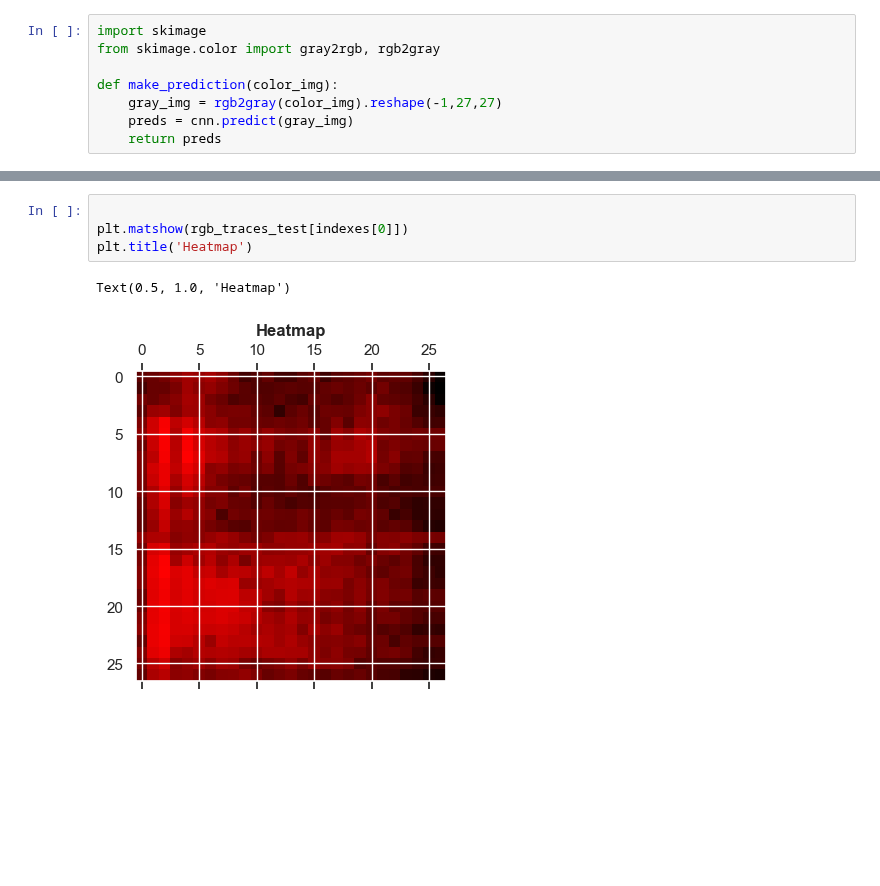
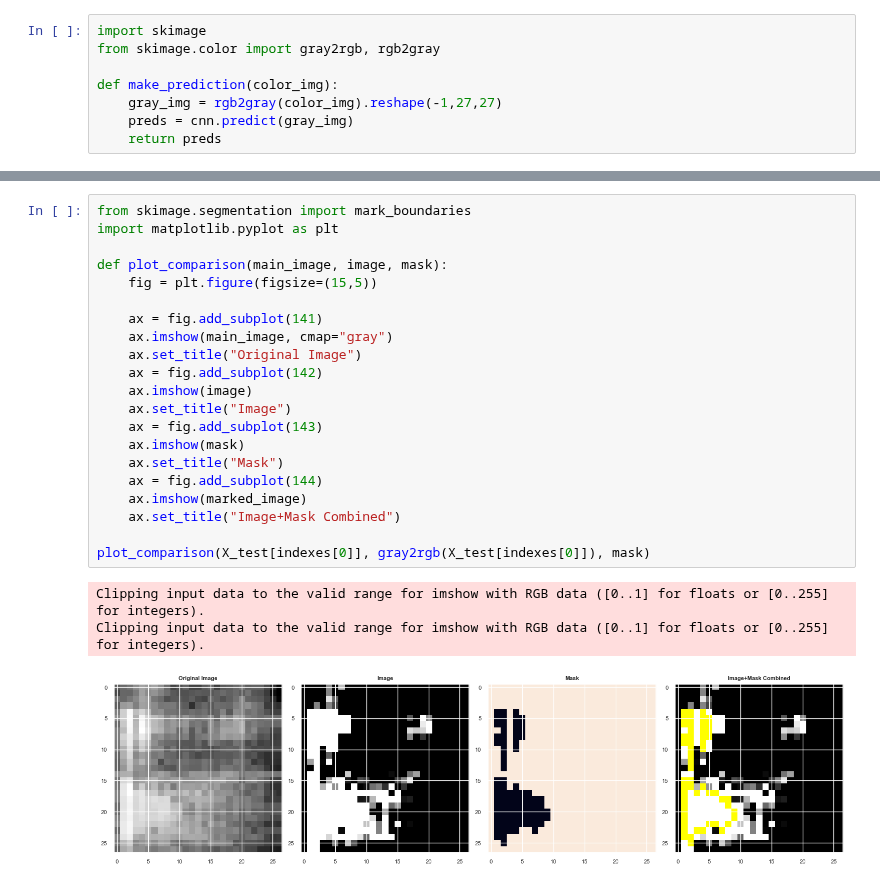
Before and after one commit to djanloo/DM2, a Jupyter notebook: TimeSeries/ts_explainer.ipynb, the cells around one changed output, grey strips where cells are left out. Cells and saved outputs as stored; diff of their text form; blank space fills up the shorter version.

```diff
--- a/TimeSeries/ts_explainer.ipynb
+++ b/TimeSeries/ts_explainer.ipynb
@@ -466,7 +392,25 @@ Text(0.5, 1.0, 'LIME Explanation')
-# %%
-
-plt.matshow(rgb_traces_test[indexes[0]])
-plt.title('Heatmap')
-# %% [output]
-Text(0.5, 1.0, 'Heatmap')
-[figure, removed]
+# %%
+from skimage.segmentation import mark_boundaries
+import matplotlib.pyplot as plt
+
+def plot_comparison(main_image, image, mask):
+    fig = plt.figure(figsize=(15,5))
+
+    ax = fig.add_subplot(141)
+    ax.imshow(main_image, cmap="gray")
+    ax.set_title("Original Image")
+    ax = fig.add_subplot(142)
+    ax.imshow(image)
+    ax.set_title("Image")
+    ax = fig.add_subplot(143)
+    ax.imshow(mask)
+    ax.set_title("Mask")
+    ax = fig.add_subplot(144)
+    ax.imshow(marked_image)
+    ax.set_title("Image+Mask Combined")
+
+plot_comparison(X_test[indexes[0]], gray2rgb(X_test[indexes[0]]), mask)
+# %% [output]
+Clipping input data to the valid range for imshow with RGB data ([0..1] for floats or [0..255] for integers).
+Clipping input data to the valid range for imshow with RGB data ([0..1] for floats or [0..255] for integers).
+[figure, added]
```
Also changed, not shown: parts of 15 cells of this notebook.
